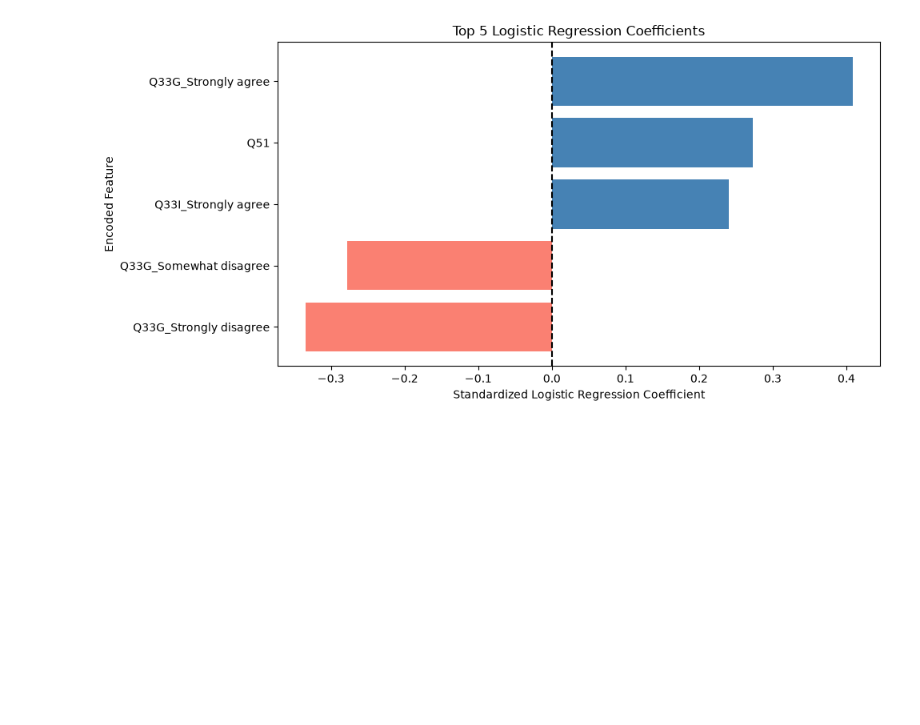
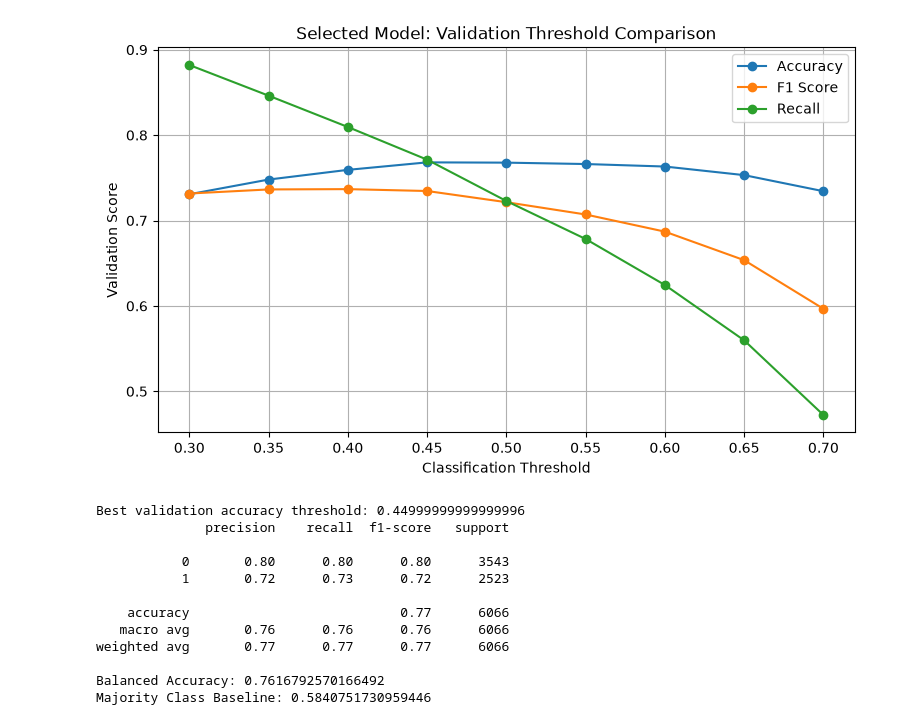
Before and after one commit to Break-Through-Tech/Swytch-2C-predicting-job-satisfaction-from-person-job-fit, a Jupyter notebook: notebooks/ajq_logistic_regression_model.ipynb, the cells around one changed output. Cells and saved outputs as stored; diff of their text form; code cells hidden in the pictures; blank space fills up the shorter version.

```diff
--- a/notebooks/ajq_logistic_regression_model.ipynb
+++ b/notebooks/ajq_logistic_regression_model.ipynb
@@ -70,9 +93,22 @@ job_quality_features = [
     "Q55"
 ]
 
-# Expanded model: Baseline + Job Quality
+# New groups: test them separately to see what adds useful information
+scheduling_features = ["Q23", "Q24", "Q25A", "Q25B", "Q25C", "Q25D", "Q27"]
+growth_features = ["Q34", "Q35A", "Q35B", "Q35C", "Q35D"]
+security_features = ["Q36", "Q41"]
+
 expanded_features = list(dict.fromkeys(baseline_features + job_quality_features))
+all_features = list(dict.fromkeys(expanded_features + scheduling_features + growth_features + security_features))
 
-print("Baseline features:", len(baseline_features))
-print("Expanded features:", len(expanded_features))
+feature_groups = {
+    "Baseline": baseline_features,
+    "Baseline + Job Quality": expanded_features,
+    "+ Scheduling": expanded_features + scheduling_features,
+    "+ Growth": expanded_features + growth_features,
+    "+ Security": expanded_features + security_features,
+    "+ All New Features": all_features
+}
+feature_groups = {name: list(dict.fromkeys(cols)) for name, cols in feature_groups.items()}
+print("Models to compare:", {k: len(v) for k, v in feature_groups.items()})
 # %% [output]
@@ -276,23 +479,49 @@ Top 5 Influential Features:
 # %%
-# Sort for horizontal bar chart
-top_5_plot = top_5_features.sort_values(by="Coefficient")
+X_fit, X_val, _ = preprocess_features(X_fit_raw, X_val_raw, feature_groups[best_model_name])
+validation_model = LogisticRegression(C=best_c, max_iter=2000, random_state=42)
+validation_model.fit(X_fit, y_fit)
 
-plt.figure(figsize=(10, 5))
+y_prob_val = validation_model.predict_proba(X_val)[:, 1]
+thresholds = np.arange(0.30, 0.71, 0.05)
+accuracy_scores, f1_scores, recall_scores = [], [], []
 
-colors = [
-    "steelblue" if coef > 0 else "salmon"
-    for coef in top_5_plot["Coefficient"]
-]
+for threshold in thresholds:
+    y_pred = (y_prob_val >= threshold).astype(int)
+    accuracy_scores.append(accuracy_score(y_val, y_pred))
+    f1_scores.append(f1_score(y_val, y_pred))
+    recall_scores.append(recall_score(y_val, y_pred))
 
-plt.barh(top_5_plot["Feature"], top_5_plot["Coefficient"], color=colors)
+plt.figure(figsize=(9, 5))
+plt.plot(thresholds, accuracy_scores, marker="o", label="Accuracy")
+plt.plot(thresholds, f1_scores, marker="o", label="F1 Score")
+plt.plot(thresholds, recall_scores, marker="o", label="Recall")
+plt.xlabel("Classification Threshold")
+plt.ylabel("Validation Score")
+plt.title("Selected Model: Validation Threshold Comparison")
+plt.legend()
+plt.grid(True)
+plt.show()
+print("Best validation accuracy threshold:", thresholds[np.argmax(accuracy_scores)])
 
-plt.axvline(0, color="black", linestyle="--")
+y_pred = best_results["predictions"]
+y_true = y_test
 
-plt.xlabel("Standardized Logistic Regression Coefficient")
-plt.ylabel("Encoded Feature")
-plt.title("Top 5 Logistic Regression Coefficients")
+print(classification_report(y_true, y_pred))
 
-plt.tight_layout()
-plt.show()
+print("Balanced Accuracy:", balanced_accuracy_score(y_true, y_pred))
+
+print("Majority Class Baseline:", y_true.value_counts(normalize=True).max())
 # %% [output]
-[figure, old version]
+[figure, new version]
+Best validation accuracy threshold: 0.44999999999999996
+              precision    recall  f1-score   support
+
+           0       0.80      0.80      0.80      3543
+           1       0.72      0.73      0.72      2523
+
+    accuracy                           0.77      6066
+   macro avg       0.76      0.76      0.76      6066
+weighted avg       0.77      0.77      0.77      6066
+
+Balanced Accuracy: 0.7616792570166492
+Majority Class Baseline: 0.5840751730959446
```
Also changed, not shown: parts of 36 cells of this notebook.
